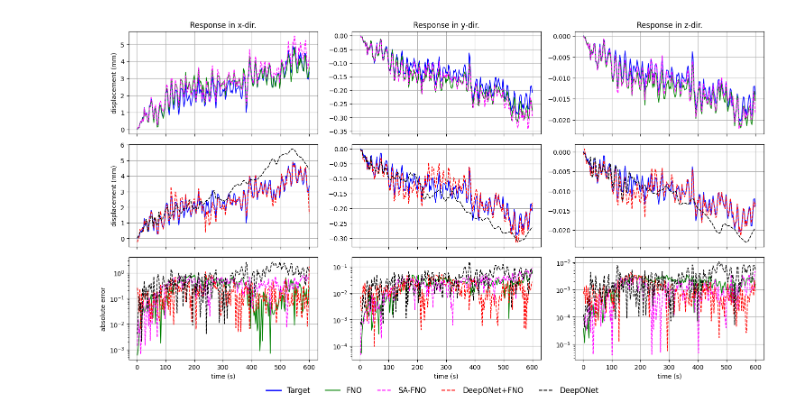
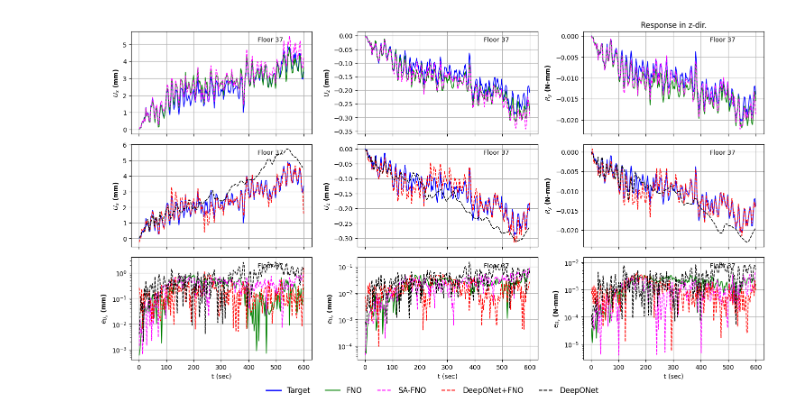
Before and after one commit to Centrum-IntelliPhysics/Neural-Operators-for-Natural-Hazards, a Jupyter notebook: wind/plotting_all_lastFloor.ipynb, the cells around one changed output. Cells and saved outputs as stored; diff of their text form; code cells hidden in the pictures.

```diff
--- a/wind/plotting_all_lastFloor.ipynb
+++ b/wind/plotting_all_lastFloor.ipynb
@@ -247,10 +284,11 @@ axes[0,0].plot(t, ux_a, color='green', linestyle='-', linewidth=1.2)
 axes[0,0].plot(t, ux_b, color='magenta', linestyle='--', linewidth=1.2)
 #axes[0,0].plot(t, ux_c, color='red', linestyle='dashed', linewidth=1.2)
 #axes[0,0].plot(t, ux_d, color='black', linestyle='dashed', linewidth=1.2)
-axes[0,0].set_title('Response in x-dir.')
+#axes[0,0].set_title('Response in x-dir.')
 axes[0,0].set_xticklabels([])
 #axes[0,0].set_xlabel('time (s)')
-axes[0,0].set_ylabel('displacement (mm)')
+axes[0,0].set_ylabel(rf'$U_{{x}}$ (mm)', fontweight='bold')
+axes[0,0].text(0.70, 0.90, f'Floor 37', transform=axes[0,0].transAxes)
 axes[0,0].grid(True)
 
 # UY plot
@@ -259,8 +297,10 @@ axes[0,1].plot(t, uy_a, color='green', linestyle='-', linewidth=1.2)
 axes[0,1].plot(t, uy_b, color='magenta', linestyle='--', linewidth=1.2)
 #axes[0,1].plot(t, uy_c, color='red', linestyle='dashed', linewidth=1.2)
 #axes[0,1].plot(t, uy_d, color='black', linestyle='dashed', linewidth=1.2)
-axes[0,1].set_title('Response in y-dir.')
+#axes[0,1].set_title('Response in y-dir.')
 axes[0,1].set_xticklabels([])
+axes[0,1].set_ylabel(rf'$U_{{z}}$ (mm)', fontweight='bold')
+axes[0,1].text(0.70, 0.90, f'Floor 37', transform=axes[0,1].transAxes)
 #axes[0,1].set_xlabel('time (s)')
 #axes[0,1].set_ylabel('displacement (mm)')
 axes[0,1].grid(True)
@@ -272,9 +312,11 @@ axes[0,2].plot(t, uz_b, color='magenta', linestyle='--', linewidth=1.2)
 #axes[0,2].plot(t, uz_c, color='red', linestyle='dashed', linewidth=1.2)
 #axes[0,2].plot(t, uz_d, color='black', linestyle='dashed', linewidth=1.2)
 axes[0,2].set_title('Response in z-dir.')
+axes[0,2].set_ylabel(rf'$R_{{y}}$ (N-mm)', fontweight='bold')
 axes[0,2].set_xticklabels([])
 #axes[0,2].set_xlabel('time (s)')
 #axes[0,2].set_ylabel('displacement (mm)')
+axes[0,2].text(0.70, 0.90, f'Floor 37', transform=axes[0,2].transAxes)
 axes[0,2].grid(True)
 
 # UX plot
@@ -284,7 +326,9 @@ axes[1,0].plot(t, ux_d, color='black', linestyle='dashed', linewidth=1.2)
 #axes[1,0].set_title('Response in x-dir.')
 axes[1,0].set_xticklabels([])
 #axes[1,0].set_xlabel('time (s)')
-axes[1,0].set_ylabel('displacement (mm)')
+axes[1,0].set_ylabel(rf'$U_{{x}}$ (mm)', fontweight='bold')
+axes[1,0].text(0.70, 0.90, f'Floor 37', transform=axes[1,0].transAxes)
+#axes[1,0].set_ylabel('displacement (mm)')
 axes[1,0].grid(True)
 
 # UY plot
@@ -293,8 +337,10 @@ axes[1,1].plot(t, uy_c, color='red', linestyle='dashed', linewidth=1.2)
 axes[1,1].plot(t, uy_d, color='black', linestyle='dashed', linewidth=1.2)
 #axes[1,1].set_title('Response in y-dir.')
 axes[1,1].set_xticklabels([])
+axes[1,1].set_ylabel(rf'$U_{{z}}$ (mm)', fontweight='bold')
 #axes[0,1].set_xlabel('time (s)')
 #axes[0,1].set_ylabel('displacement (mm)')
+axes[1,1].text(0.70, 0.90, f'Floor 37', transform=axes[1,1].transAxes)
 axes[1,1].grid(True)
 
 # UZ plot
@@ -303,6 +349,8 @@ axes[1,2].plot(t, uz_c, color='red', linestyle='dashed', linewidth=1.2)
 axes[1,2].plot(t, uz_d, color='black', linestyle='dashed', linewidth=1.2)
 #axes[1,2].set_title('Response in z-dir.')
 axes[1,2].set_xticklabels([])
+axes[1,2].set_ylabel(rf'$R_{{y}}$ (N-mm)', fontweight='bold')
+axes[1,2].text(0.70, 0.90, f'Floor 37', transform=axes[1,2].transAxes)
 #axes[0,2].set_xlabel('time (s)')
 #axes[0,2].set_ylabel('displacement (mm)')
 axes[1,2].grid(True)
@@ -313,9 +361,11 @@ axes[2,0].plot(t, np.abs(error_ux_a), color='green', linestyle='-', linewidth=1.
 axes[2,0].plot(t, np.abs(error_ux_b), color='magenta', linestyle='--', linewidth=1.2)
 axes[2,0].plot(t, np.abs(error_ux_c), color='red', linestyle='dashed', linewidth=1.2)
 axes[2,0].plot(t, np.abs(error_ux_d), color='black', linestyle='dashed', linewidth=1.2)
-axes[2,0].set_xlabel('time (s)')
-axes[2,0].set_ylabel('absolute error')
+axes[2,0].set_xlabel('t (sec)')
+#axes[2,0].set_ylabel('absolute error')
 axes[2,0].set_yscale('log')
+axes[2,0].set_ylabel(rf'$e_{{U_x}}$ (mm)', fontweight='bold')
+axes[2,0].text(0.70, 0.90, f'Floor 37', transform=axes[2,0].transAxes)
 axes[2,0].grid(True)
 
 # UY error
@@ -323,40 +373,44 @@ axes[2,1].plot(t, np.abs(error_uy_a), color='green', linestyle='-', linewidth=1.
 axes[2,1].plot(t, np.abs(error_uy_b), color='magenta', linestyle='--', linewidth=1.2)
 axes[2,1].plot(t, np.abs(error_uy_c), color='red', linestyle='dashed', linewidth=1.2)
 axes[2,1].plot(t, np.abs(error_uy_d), color='black', linestyle='dashed', linewidth=1.2)
-axes[2,1].set_xlabel('time (s)')
+axes[2,1].set_xlabel('t (sec)')
 #axes[1,1].set_ylabel('absolute error')
 axes[2,1].set_yscale('log')
+axes[2,1].set_ylabel(rf'$e_{{U_z}}$ (mm)', fontweight='bold')
+axes[2,1].text(0.70, 0.90, f'Floor 37', transform=axes[2,1].transAxes)
 axes[2,1].grid(True)
 
 # UZ error
 axes[2,2].plot(t, np.abs(error_uz_a), color='green', linestyle='-', linewidth=1.2)
 axes[2,2].plot(t, np.abs(error_uz_b), color='magenta', linestyle='--', linewidth=1.2)
 axes[2,2].plot(t, np.abs(error_uz_c), color='red', linestyle='dashed', linewidth=1.2)
 axes[2,2].plot(t, np.abs(error_uz_d), color='black', linestyle='dashed', linewidth=1.2)
-axes[2,2].set_xlabel('time (s)')
+axes[2,2].set_xlabel('t (sec)')
 #axes[1,2].set_ylabel('absolute error')
 axes[2,2].set_yscale('log')
+axes[2,2].set_ylabel(rf'$e_{{R_y}}$ (N-mm)', fontweight='bold')
+axes[2,2].text(0.70, 0.90, f'Floor 37', transform=axes[2,2].transAxes)
 axes[2,2].grid(True)
 
 # Adjust the layout
 plt.tight_layout()
 
 # Create lines for legend
 legend_lines = [
     plt.Line2D([0], [0], color='blue', linestyle='solid', linewidth=2, label='Target'),
     plt.Line2D([0], [0], color='green', linestyle='-', label='FNO'),
     plt.Line2D([0], [0], color='magenta', linestyle='--', label='SA-FNO'),
     plt.Line2D([0], [0], color='red', linestyle='dashed', label='DeepONet+FNO'),
     plt.Line2D([0], [0], color='black', linestyle='dashed', label='DeepONet')]
 
 # Add legend below the plots
 fig.legend(handles=legend_lines, loc='center', bbox_to_anchor=(0.5, 0.02),
           ncol=5, frameon=False, fontsize=12)
 
 # Adjust subplot spacing to make room for legend
 plt.subplots_adjust(bottom=0.1)
 
 plt.savefig('wind_response_fno_sa-fno_deeponetfno.pdf', format='pdf', dpi=300, bbox_inches='tight')
 plt.show()
 # %% [output]
-[figure, old version]
+[figure, new version]
```
Also changed, not shown: parts of 1 cell of this notebook, 52 other files.
